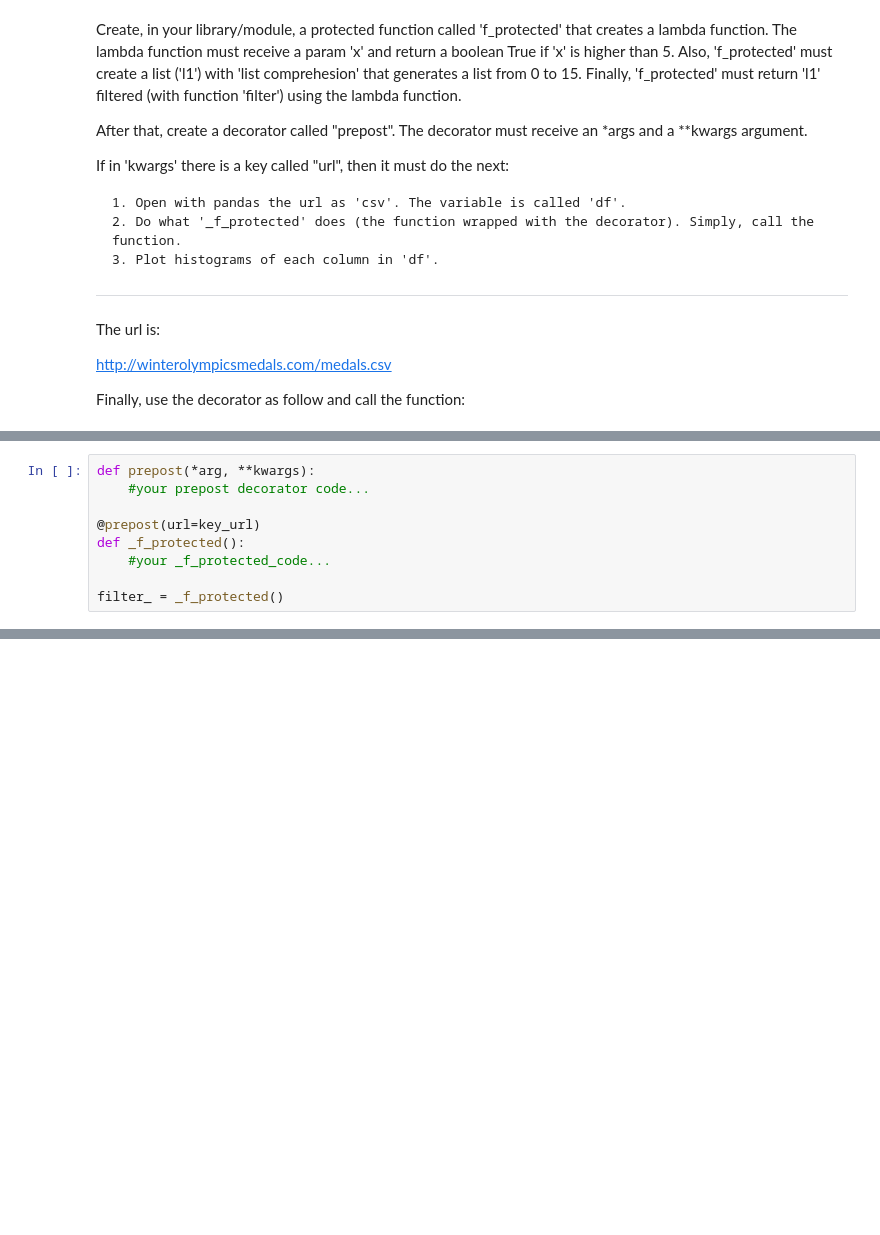
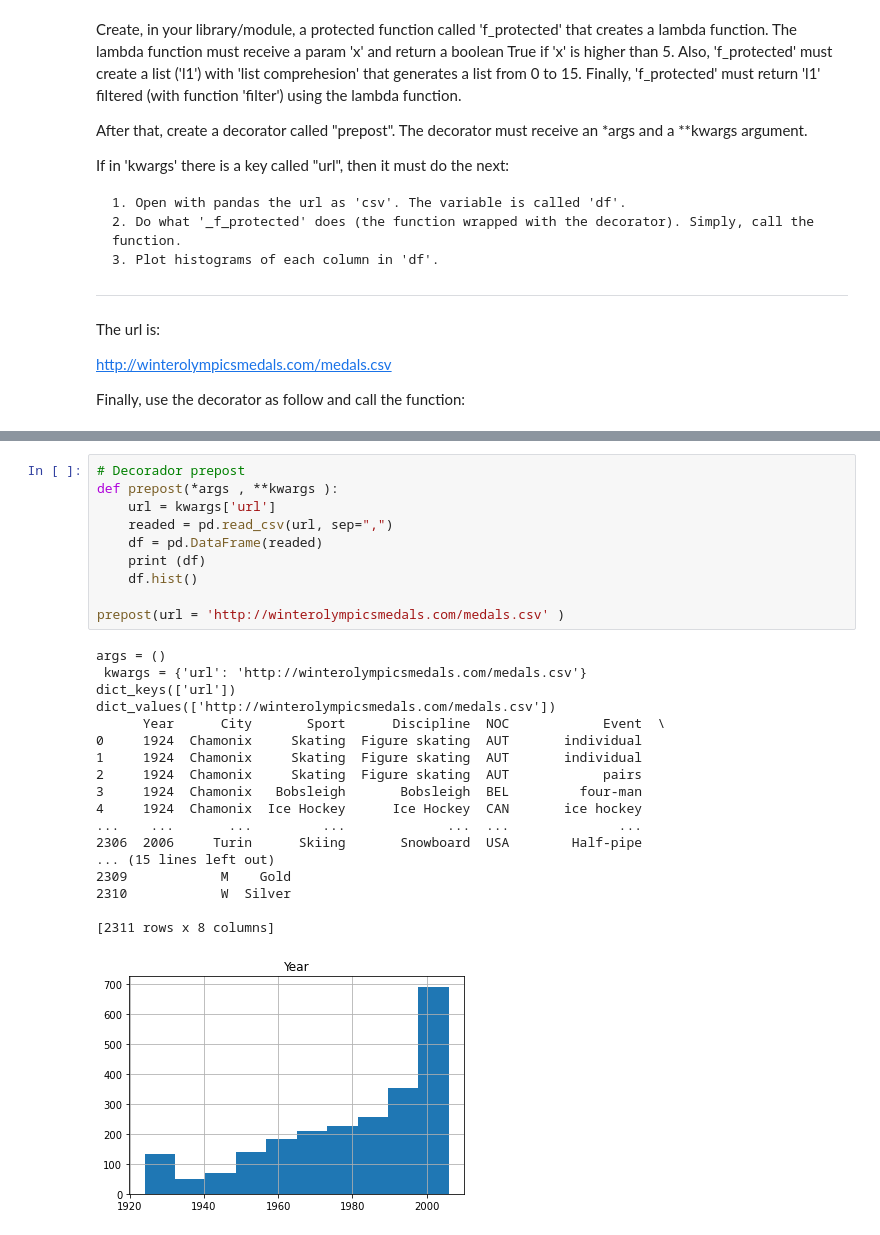
Before and after one commit to Jalex-Yestera/datascience-thebridge, a Jupyter notebook: week5/day2/exercises/python/python_decorator_pandas.ipynb, the cells around one changed output, grey strips where cells are left out. Drawn from its saved outputs; the diff is of its cells as text; blank space fills up the shorter version.

```diff
--- a/week5/day2/exercises/python/python_decorator_pandas.ipynb
+++ b/week5/day2/exercises/python/python_decorator_pandas.ipynb
@@ -38,12 +45,3 @@ medals
 | 2309 | 2006 | Turin | Skiing | Snowboard | USA | Snowboard Cross | M | Gold |
 | 2310 | 2006 | Turin | Skiing | Snowboard | USA | Snowboard Cross | W | Silver |
 2311 rows × 8 columns
-# %%
-def prepost(*arg, **kwargs):
-    #your prepost decorator code...
-
-@prepost(url=key_url)
-def _f_protected():
-    #your _f_protected_code...
-
-filter_ = _f_protected()
@@ -49,0 +58,29 @@ filter_ = _f_protected()
+# %%
+# Decorador prepost
+def prepost(*args , **kwargs ):
+    url = kwargs['url']
+    readed = pd.read_csv(url, sep=",")
+    df = pd.DataFrame(readed)
+    print (df)
+    df.hist()
+
+prepost(url = 'http://winterolympicsmedals.com/medals.csv' )
+# %% [output]
+args = ()
+ kwargs = {'url': 'http://winterolympicsmedals.com/medals.csv'}
+dict_keys(['url'])
+dict_values(['http://winterolympicsmedals.com/medals.csv'])
+      Year      City       Sport      Discipline  NOC            Event  \
+0     1924  Chamonix     Skating  Figure skating  AUT       individual
+1     1924  Chamonix     Skating  Figure skating  AUT       individual
+2     1924  Chamonix     Skating  Figure skating  AUT            pairs
+3     1924  Chamonix   Bobsleigh       Bobsleigh  BEL         four-man
+4     1924  Chamonix  Ice Hockey      Ice Hockey  CAN       ice hockey
+...    ...       ...         ...             ...  ...              ...
+2306  2006     Turin      Skiing       Snowboard  USA        Half-pipe
+... (15 lines left out)
+2309            M    Gold
+2310            W  Silver
+
+[2311 rows x 8 columns]
+[figure, added]
```
Also changed, not shown: parts of 6 cells of this notebook, 2 other files.
